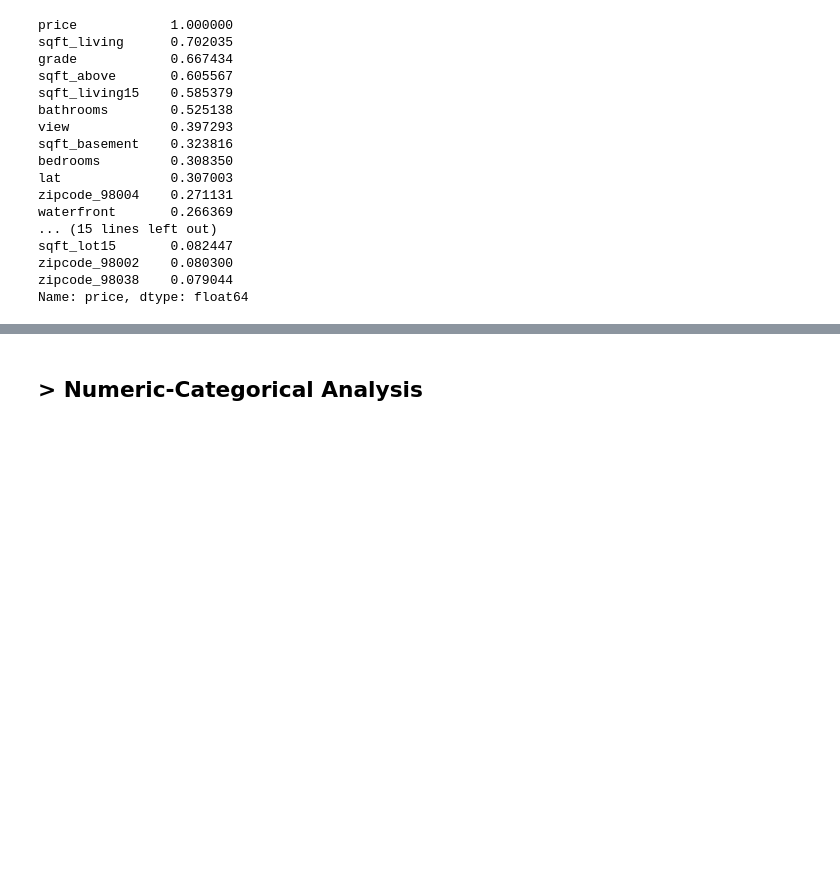
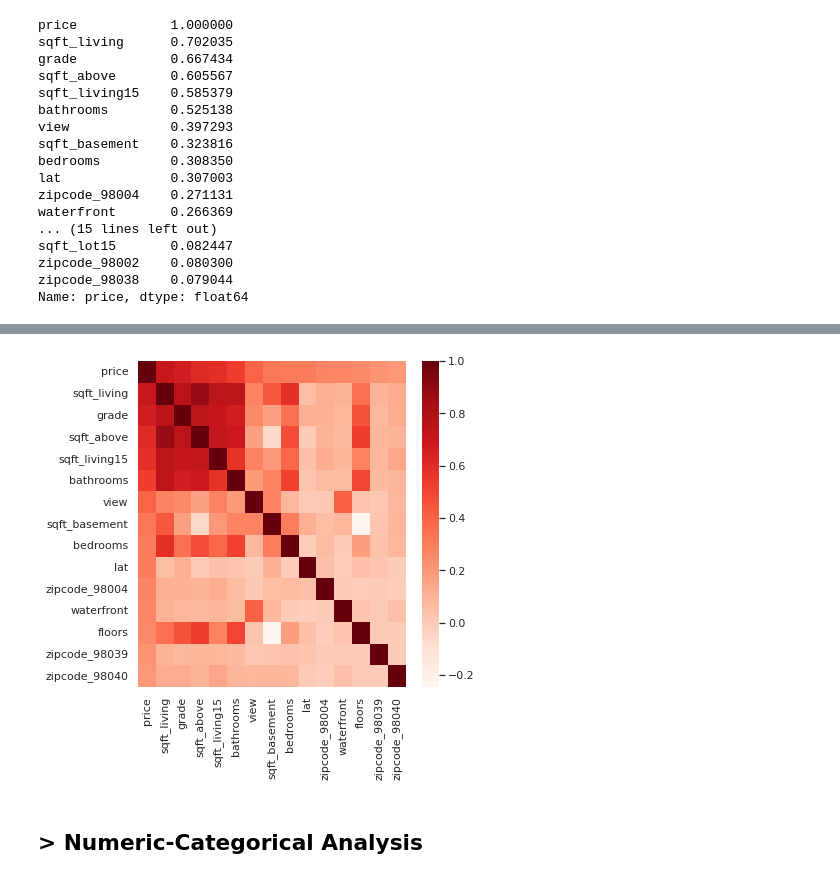
Before and after one commit to NinaNusb/Prediction_prix_maisons, a Jupyter notebook: data_cleaning_analysis.ipynb, the cells around one changed output, grey strips where cells are left out. Saved outputs shown, nothing was run; the diff lists cells and outputs as text; code cells hidden in the pictures; blank space fills up the shorter version.

```diff
--- a/data_cleaning_analysis.ipynb
+++ b/data_cleaning_analysis.ipynb
@@ -665,0 +679,6 @@ Name: price, dtype: float64
+# %%
+col_keep=['price', 'sqft_living', 'grade', 'sqft_above', 'sqft_living15', 'bathrooms', 'view', 'sqft_basement', 'bedrooms', 'lat', 'zipcode_98004', 'waterfront', 'floors', 'zipcode_98039', 'zipcode_98040']
+# %%
+to_drop = [col for col in df_house_zipcode if col not in col_keep]
+
+df_house_zipcode=df_house_zipcode.drop(to_drop, axis=1)
@@ -666,3 +701,9 @@ Name: price, dtype: float64
+# %%
+#Création heatmap
+sns.heatmap(df_house_zipcode[col_keep].corr(), annot=False, cmap= 'Reds')
+plt.show()
+# %% [output]
+[figure, added]
 # %% [markdown]
 ## > Numeric-Categorical Analysis
 # %% [markdown]
```
Also changed, not shown: parts of 20 cells of this notebook.
